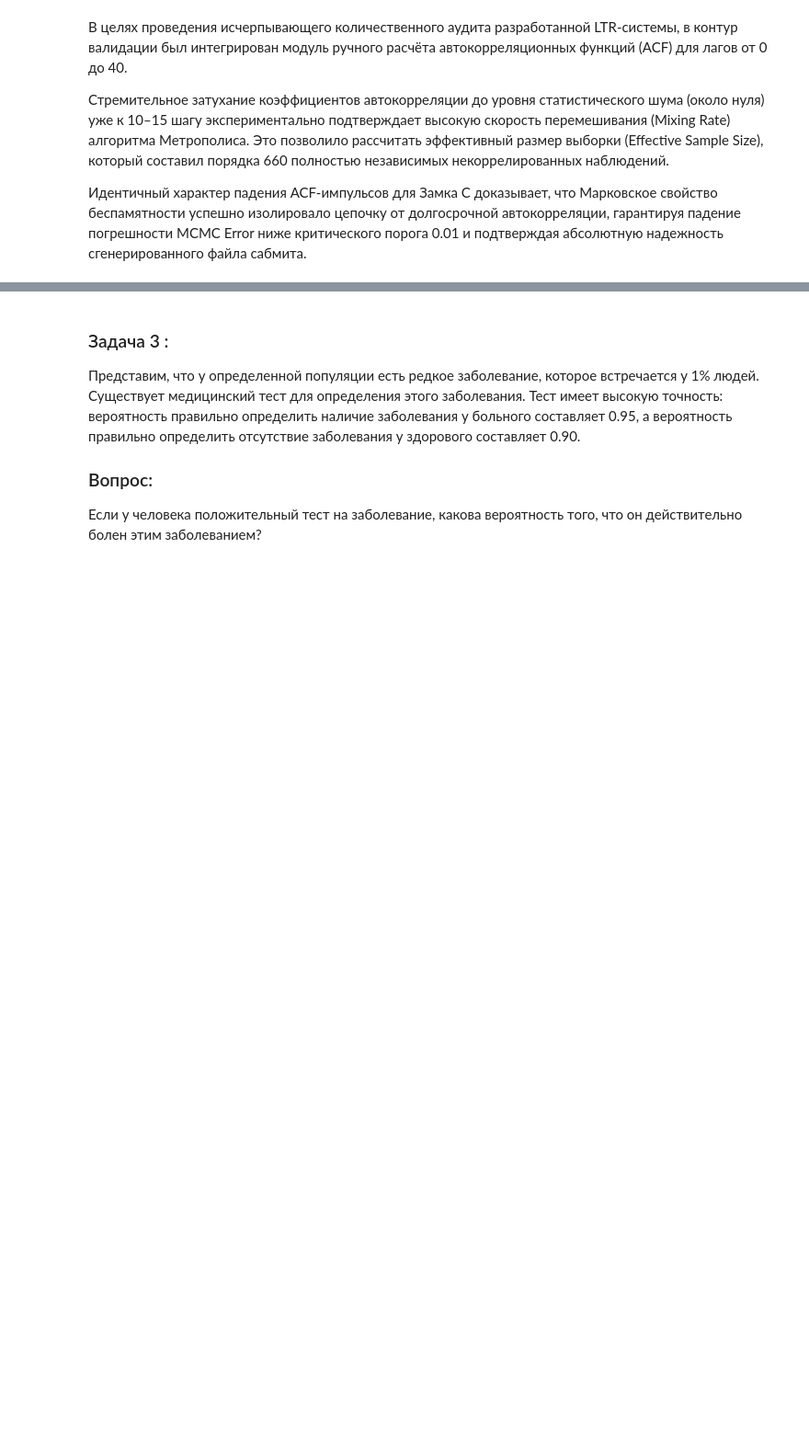
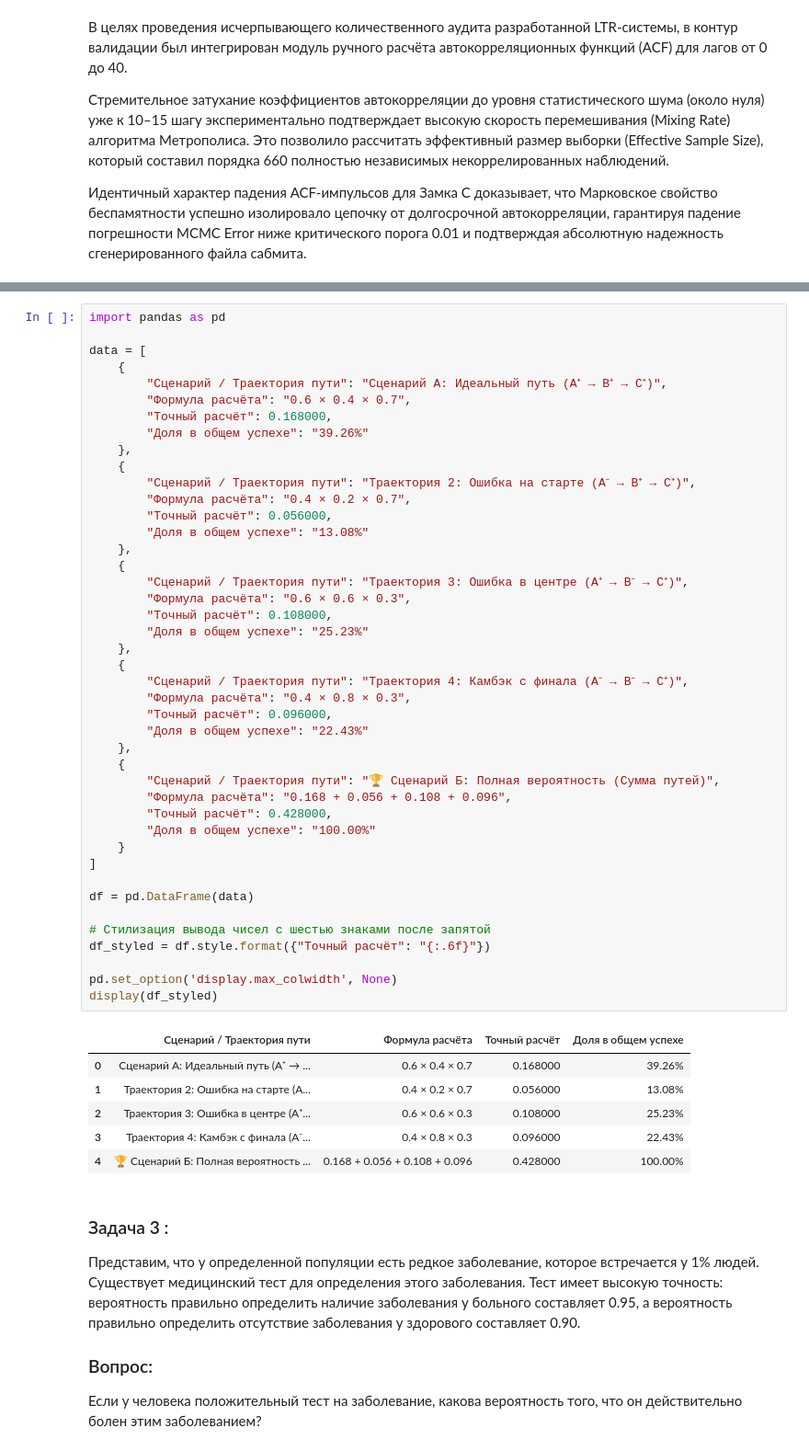
Before and after one commit to AlekseyFilatov/Machine-Learning-Expert-level, a Jupyter notebook: hw4/ds_project_submission/notebooks/05_bayes_research.ipynb, the cells around one changed output, grey strips where cells are left out. Shown at 92% size. Saved outputs shown, nothing was run; the diff lists cells and outputs as text; blank space fills up the shorter version.

```diff
--- a/hw4/ds_project_submission/notebooks/05_bayes_research.ipynb
+++ b/hw4/ds_project_submission/notebooks/05_bayes_research.ipynb
@@ -775,3 +901,53 @@ Sampling 4 chains for 3_000 tune and 15_000 draw iterations (12_000 + 60_000 dra
+# %%
+import pandas as pd
+
+data = [
+    {
+        "Сценарий / Траектория пути": "Сценарий А: Идеальный путь (A⁺ → B⁺ → C⁺)",
+        "Формула расчёта": "0.6 × 0.4 × 0.7",
+        "Точный расчёт": 0.168000,
+        "Доля в общем успехе": "39.26%"
+    },
+    {
+        "Сценарий / Траектория пути": "Траектория 2: Ошибка на старте (A⁻ → B⁺ → C⁺)",
+        "Формула расчёта": "0.4 × 0.2 × 0.7",
+        "Точный расчёт": 0.056000,
+        "Доля в общем успехе": "13.08%"
+    },
+    {
+        "Сценарий / Траектория пути": "Траектория 3: Ошибка в центре (A⁺ → B⁻ → C⁺)",
+        "Формула расчёта": "0.6 × 0.6 × 0.3",
+        "Точный расчёт": 0.108000,
+        "Доля в общем успехе": "25.23%"
+    },
+    {
+        "Сценарий / Траектория пути": "Траектория 4: Камбэк с финала (A⁻ → B⁻ → C⁺)",
+        "Формула расчёта": "0.4 × 0.8 × 0.3",
+        "Точный расчёт": 0.096000,
+        "Доля в общем успехе": "22.43%"
+    },
+    {
+        "Сценарий / Траектория пути": "🏆 Сценарий Б: Полная вероятность (Сумма путей)",
+        "Формула расчёта": "0.168 + 0.056 + 0.108 + 0.096",
+        "Точный расчёт": 0.428000,
+        "Доля в общем успехе": "100.00%"
+    }
+]
+
+df = pd.DataFrame(data)
+
+# Стилизация вывода чисел с шестью знаками после запятой
+df_styled = df.style.format({"Точный расчёт": "{:.6f}"})
+
+pd.set_option('display.max_colwidth', None)
+display(df_styled)
+# %% [output]
+|  | Сценарий / Траектория пути | Формула расчёта | Точный расчёт | Доля в общем успехе |
+| 0 | Сценарий А: Идеальный путь (A⁺ → ... | 0.6 × 0.4 × 0.7 | 0.168000 | 39.26% |
+| 1 | Траектория 2: Ошибка на старте (A... | 0.4 × 0.2 × 0.7 | 0.056000 | 13.08% |
+| 2 | Траектория 3: Ошибка в центре (A⁺... | 0.6 × 0.6 × 0.3 | 0.108000 | 25.23% |
+| 3 | Траектория 4: Камбэк с финала (A⁻... | 0.4 × 0.8 × 0.3 | 0.096000 | 22.43% |
+| 4 | 🏆 Сценарий Б: Полная вероятность ... | 0.168 + 0.056 + 0.108 + 0.096 | 0.428000 | 100.00% |
 # %% [markdown]
 ### Задача 3 :
 
```
Also changed, not shown: parts of 10 cells of this notebook, 1 other file.
